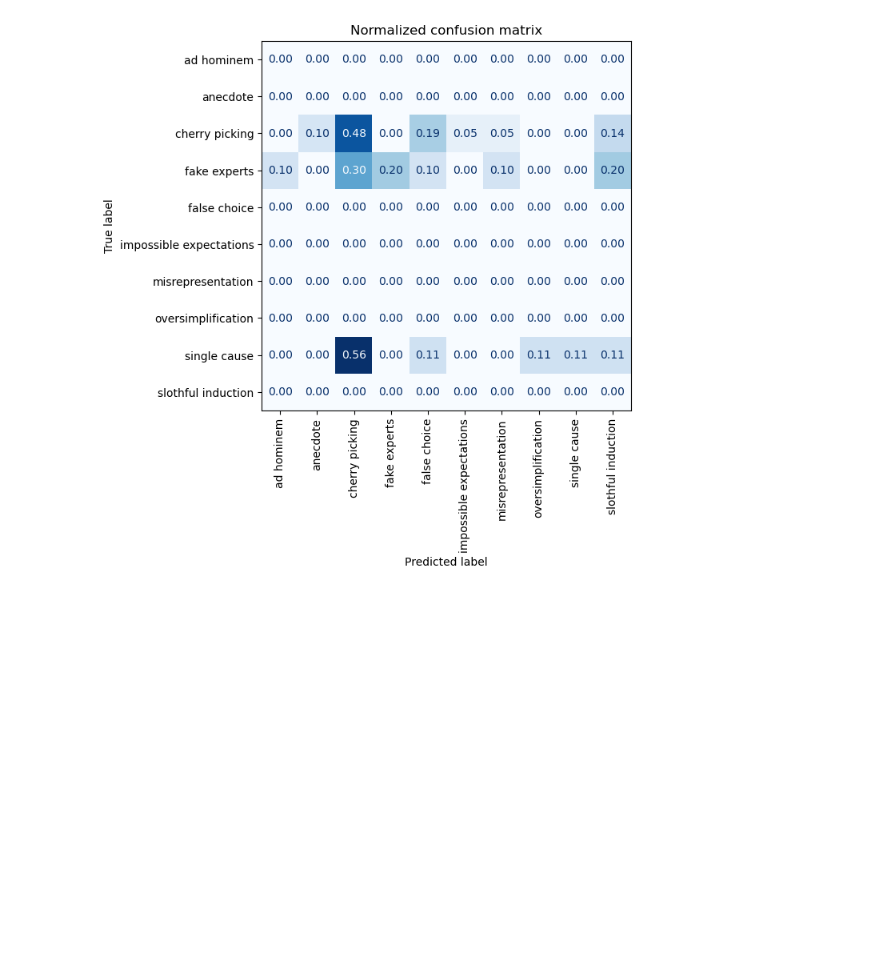
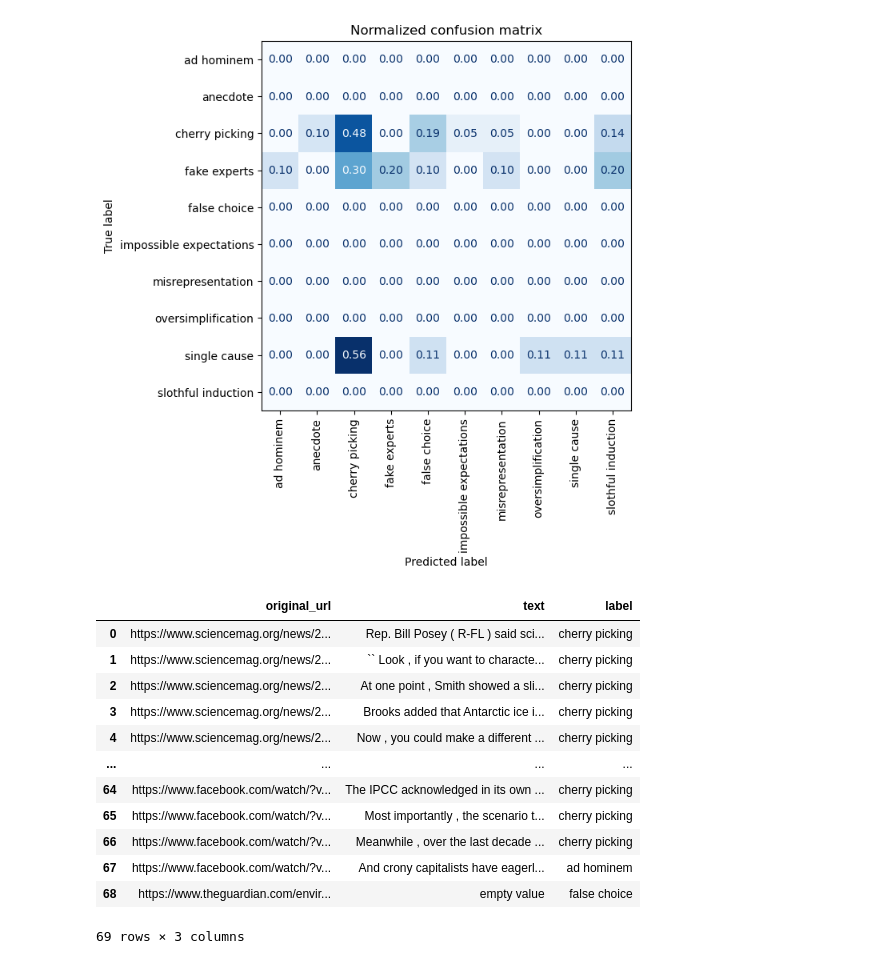
Before and after one commit to fzanart/FLICC, a Jupyter notebook: Stacked_classifier/StackedClassifier.ipynb, the cells around one changed output. Drawn from its saved outputs; the diff is of its cells as text; code cells hidden in the pictures; blank space fills up the shorter version.

```diff
--- a/Stacked_classifier/StackedClassifier.ipynb
+++ b/Stacked_classifier/StackedClassifier.ipynb
@@ -117,3 +117,24 @@ impossible expectations       0.00      0.00      0.00         0
               macro avg       0.26      0.08      0.10        40
            weighted avg       0.77      0.33      0.40        40
 [figure]
+# %%
+jin = pd.read_csv('https://raw.githubusercontent.com/causalNLP/logical-fallacy/main/data/climate_test.csv', index_col=0)
+jin = jin.rename(columns={'logical_fallacies':'label', 'source_article':'text'})
+jin = jin[jin['label'].isin(['intentional','ad hominem','false dilemma'])].reset_index(drop=True)
+jin['label'] = jin['label'].map({'intentional':'cherry picking', 'ad hominem':'ad hominem','false dilemma':'false choice'})
+jin['text'] = jin['text'].fillna('empty value')
+jin
+# %% [output]
+|  | original_url | text | label |
+| 0 | https://www.sciencemag.org/news/2... | Rep. Bill Posey ( R-FL ) said sci... | cherry picking |
+| 1 | https://www.sciencemag.org/news/2... | `` Look , if you want to characte... | cherry picking |
+| 2 | https://www.sciencemag.org/news/2... | At one point , Smith showed a sli... | cherry picking |
+| 3 | https://www.sciencemag.org/news/2... | Brooks added that Antarctic ice i... | cherry picking |
+| 4 | https://www.sciencemag.org/news/2... | Now , you could make a different ... | cherry picking |
+| ... | ... | ... | ... |
+| 64 | https://www.facebook.com/watch/?v... | The IPCC acknowledged in its own ... | cherry picking |
+| 65 | https://www.facebook.com/watch/?v... | Most importantly , the scenario t... | cherry picking |
+| 66 | https://www.facebook.com/watch/?v... | Meanwhile , over the last decade ... | cherry picking |
+| 67 | https://www.facebook.com/watch/?v... | And crony capitalists have eagerl... | ad hominem |
+| 68 | https://www.theguardian.com/envir... | empty value | false choice |
+69 rows × 3 columns
```
Also changed, not shown: parts of 1 cell of this notebook.
